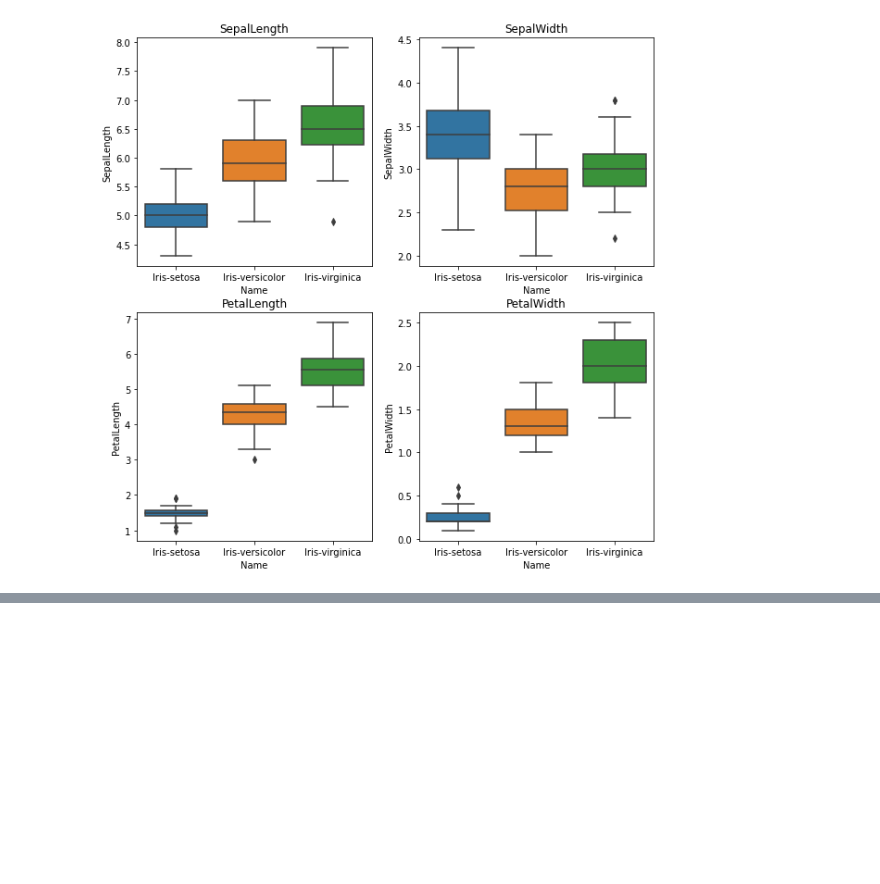
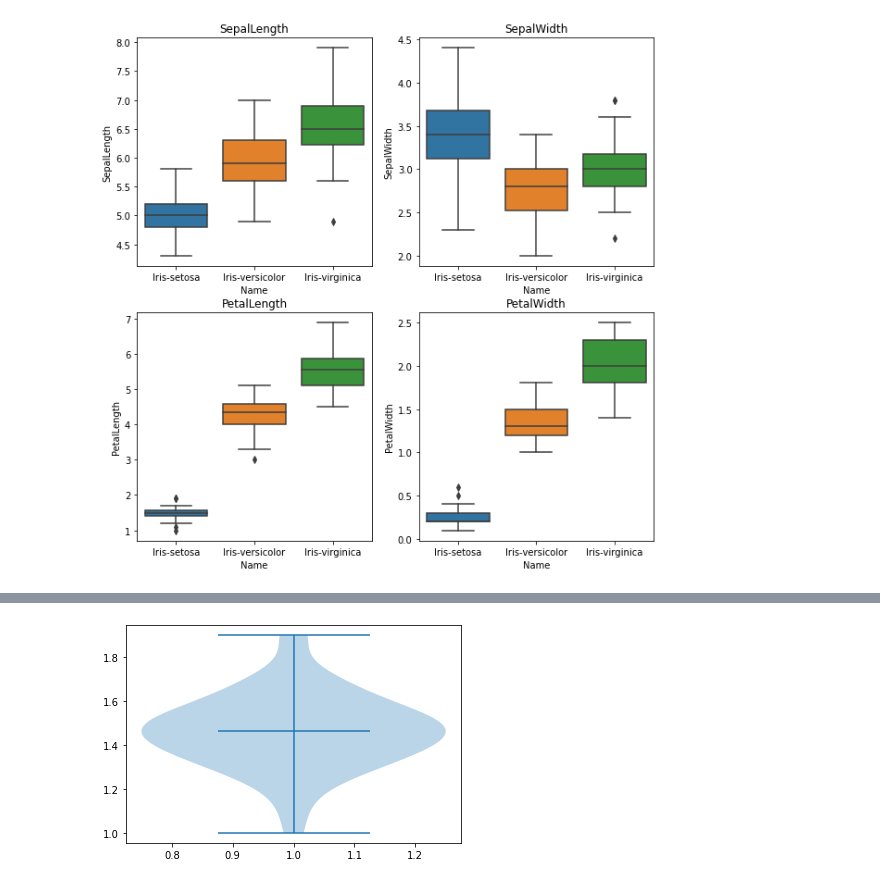
Before and after one commit to nichakornchaisuwan/data_viz_2022, a Jupyter notebook: DataViz02_Data_Distribution.ipynb, the cells around one changed output, grey strips where cells are left out. Drawn from its saved outputs; the diff is of its cells as text; code cells hidden in the pictures; blank space fills up the shorter version.

```diff
--- a/DataViz02_Data_Distribution.ipynb
+++ b/DataViz02_Data_Distribution.ipynb
@@ -330,0 +392,4 @@ plt.title('PetalWidth');
+# %%
+bb = plt.violinplot(df['PetalLength'][:50],showmeans = True )
+# %% [output]
+[figure, added]
```
Also changed, not shown: parts of 10 cells of this notebook.
